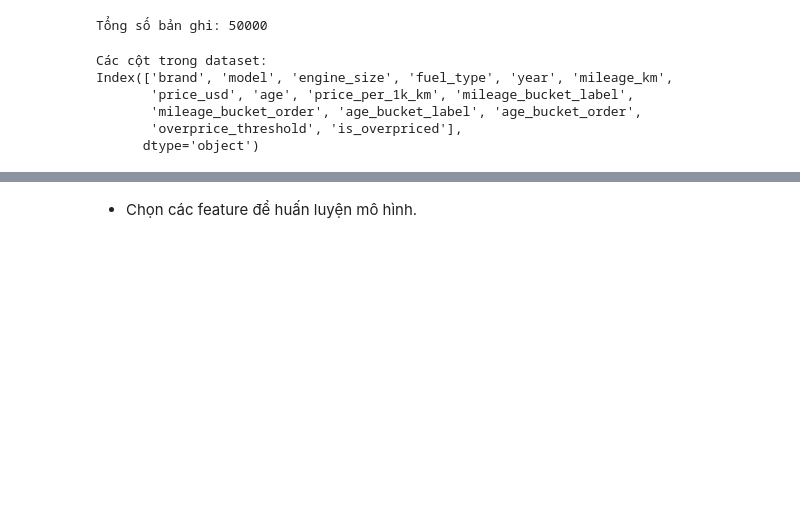
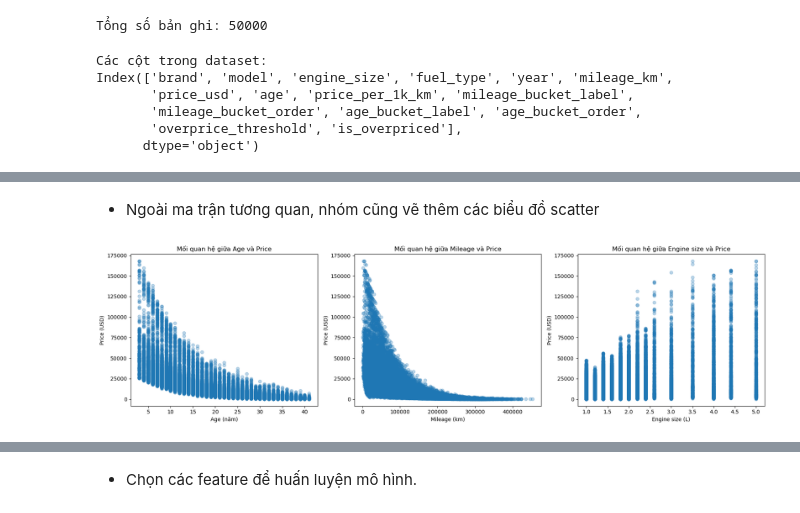
Before and after one commit to AdamNbz/IS217, a Jupyter notebook: source/Data Mining/data_mining.ipynb, the cells around one changed output, grey strips where cells are left out. Cells and saved outputs as stored; diff of their text form; code cells hidden in the pictures; blank space fills up the shorter version.

```diff
--- a/source/Data Mining/data_mining.ipynb
+++ b/source/Data Mining/data_mining.ipynb
@@ -43,0 +97,30 @@ Index(['brand', 'model', 'engine_size', 'fuel_type', 'year', 'mileage_km',
+# %% [markdown]
+- Ngoài ma trận tương quan, nhóm cũng vẽ thêm các biểu đồ scatter
+# %%
+fig, axes = plt.subplots(1, 3, figsize=(18, 5))
+
+# age vs price_usd
+if 'age' in df.columns:
+    axes[0].scatter(df['age'], df['price_usd'], alpha=0.3)
+    axes[0].set_xlabel("Age (năm)")
+    axes[0].set_ylabel("Price (USD)")
+    axes[0].set_title("Mối quan hệ giữa Age và Price")
+
+# mileage_km vs price_usd
+if 'mileage_km' in df.columns:
+    axes[1].scatter(df['mileage_km'], df['price_usd'], alpha=0.3)
+    axes[1].set_xlabel("Mileage (km)")
+    axes[1].set_ylabel("Price (USD)")
+    axes[1].set_title("Mối quan hệ giữa Mileage và Price")
+
+# engine_size vs price_usd
+if 'engine_size' in df.columns:
+    axes[2].scatter(df['engine_size'], df['price_usd'], alpha=0.3)
+    axes[2].set_xlabel("Engine size (L)")
+    axes[2].set_ylabel("Price (USD)")
+    axes[2].set_title("Mối quan hệ giữa Engine size và Price")
+
+plt.tight_layout()
+plt.show()
+# %% [output]
+[figure, added]
```
Also changed, not shown: parts of 43 cells of this notebook.
